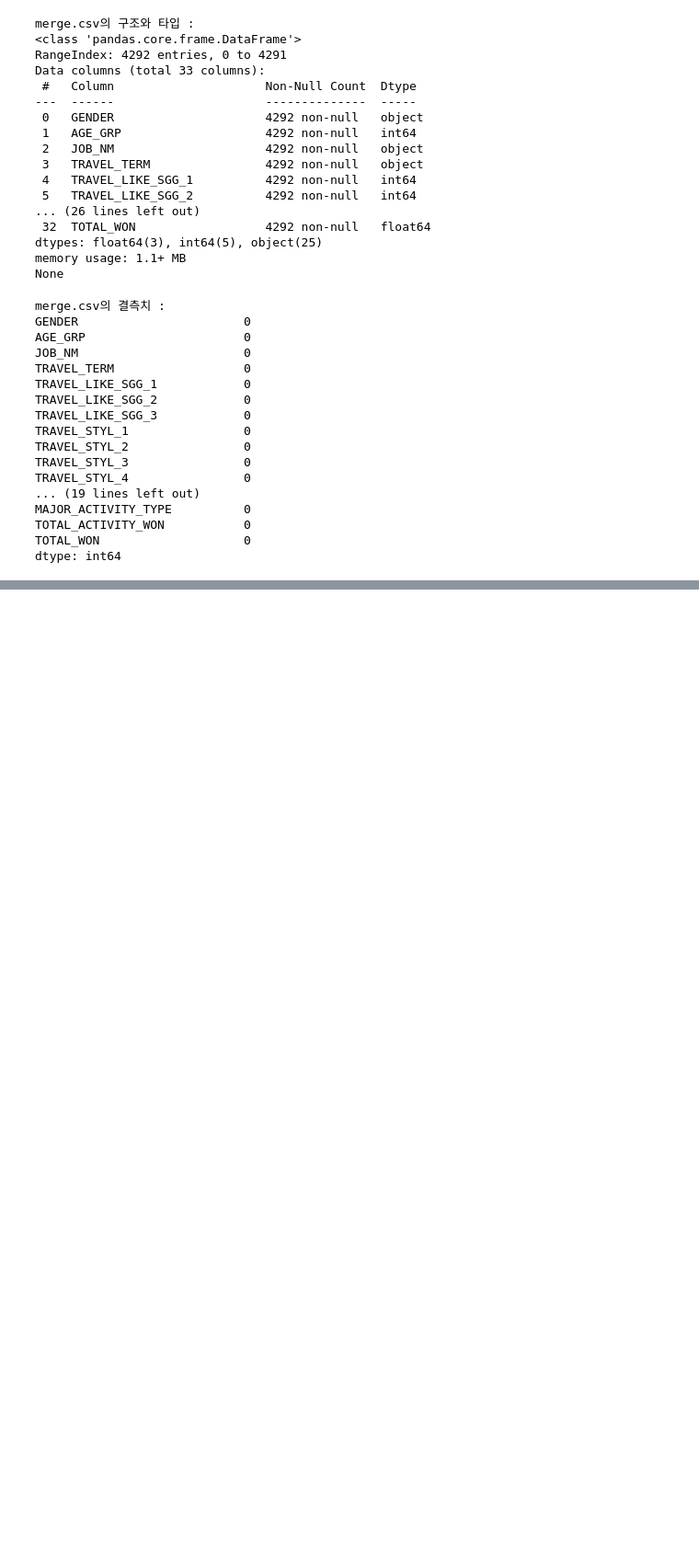
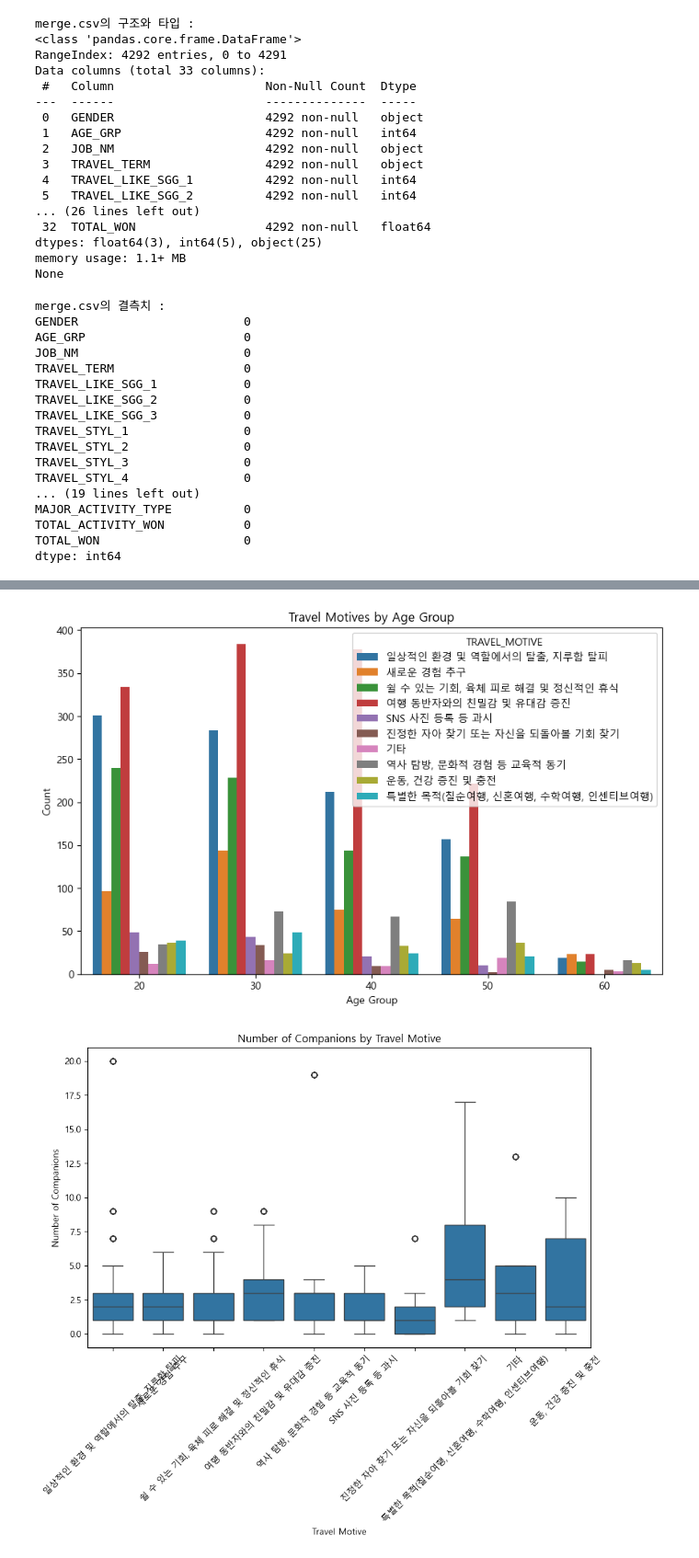
Before and after one commit to bomi03/Bokseol, a Jupyter notebook: data_analysis.ipynb, the cells around one changed output, grey strips where cells are left out. Shown: that part at 92% size. Saved outputs shown, nothing was run; the diff lists cells and outputs as text; code cells hidden in the pictures; blank space fills up the shorter version.

```diff
--- a/data_analysis.ipynb
+++ b/data_analysis.ipynb
@@ -87,26 +91,3 @@ travel_log.head()
 | 2 | 남 | 20 | 관리자 | 1년 | 46710 | 45190 | 47170 | ... |
 | 3 | 여 | 30 | 사무 종사자 | 한달 | 42150 | 42210 | 28710 | ... |
 | 4 | 남 | 20 | 서비스 종사자 | 한달 | 42150 | 50110 | 26350 | ... |
-# %%
-from sklearn.cluster import KMeans
-import matplotlib.pyplot as plt
-import seaborn as sns
-
-# 필요한 변수 선택 (소비액 관련 변수 및 여행 스타일 변수 등)
-X = travel_log[['TOTAL_MVMN_WON', 'TOTAL_ACTIVITY_WON']]
-
-# KMeans 클러스터링 적용
-kmeans = KMeans(n_clusters=3, random_state=42)  # 클러스터 개수 3개로 설정
-travel_log['Cluster'] = kmeans.fit_predict(X)
-
-# 클러스터별로 소비액의 평균 확인
-cluster_means = travel_log.groupby('Cluster')[['TOTAL_MVMN_WON', 'TOTAL_ACTIVITY_WON']].mean()
-print(cluster_means)
-
-# 클러스터 분포 시각화
-plt.figure(figsize=(10, 6))
-sns.scatterplot(data=travel_log, x='TOTAL_MVMN_WON', y='TOTAL_ACTIVITY_WON', hue='Cluster', palette='Set1')
-plt.title('K-means 클러스터링 결과')
-plt.xlabel('이동수단 소비액 (TOTAL_MVMN_WON)')
-plt.ylabel('활동 소비액 (TOTAL_ACTIVITY_WON)')
-plt.show()
@@ -119,0 +113,20 @@ Cluster
+# %%
+# 연령대별 여행 동기 시각화
+plt.figure(figsize=(10, 6))
+sns.countplot(data=travel_log, x='AGE_GRP', hue='TRAVEL_MOTIVE')
+plt.title('Travel Motives by Age Group')
+plt.xlabel('Age Group')
+plt.ylabel('Count')
+plt.show()
+
+# 동행자 수와 여행 동기 관계 시각화
+plt.figure(figsize=(10, 6))
+sns.boxplot(data=travel_log, x='TRAVEL_MOTIVE', y='TRAVEL_COMPANIONS_NUM')
+plt.title('Number of Companions by Travel Motive')
+plt.xlabel('Travel Motive')
+plt.ylabel('Number of Companions')
+plt.xticks(rotation=45)
+plt.show()
+# %% [output]
+[figure, added]
+[figure, added]
```
Also changed, not shown: parts of 5 cells of this notebook, 2 other files.
